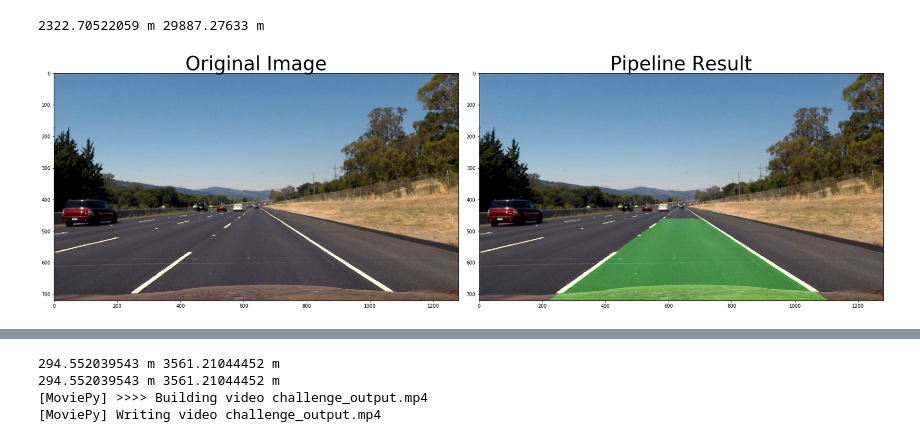
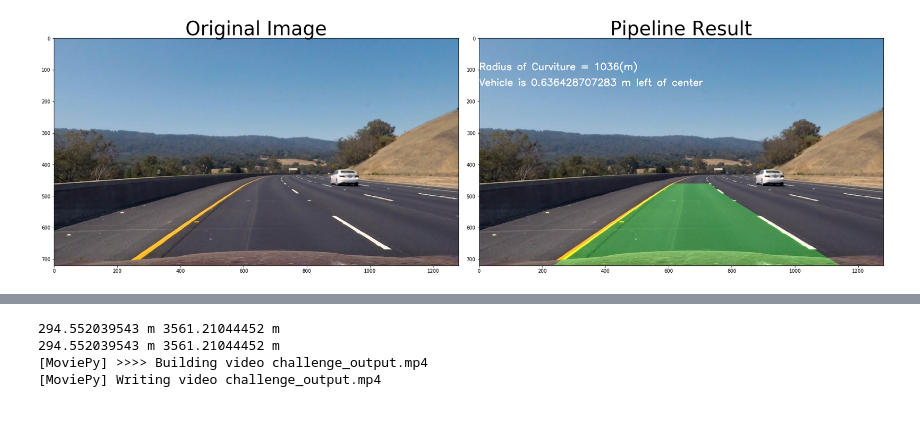
Before and after one commit to ntaherian/CarND-Advanced-Lane-Lines, a Jupyter notebook: advanced_lane_finding1.ipynb, the cells around one changed output, grey strips where cells are left out. Cells and saved outputs as stored; diff of their text form; code cells hidden in the pictures.

Commit message:
adding curvituredata to disply of each frame

```diff
--- a/advanced_lane_finding1.ipynb
+++ b/advanced_lane_finding1.ipynb
@@ -67,7 +67,7 @@ def corners_unwarp(img):
     return warped, M
 # %%
 import scipy.misc
-img = mpimg.imread('test_images/straight_lines2.jpg')
+img = mpimg.imread('test_images/test3.jpg')
 gray = cv2.cvtColor(img,cv2.COLOR_BGR2GRAY)
 ret, mtx, dist, rvecs, tvecs = cv2.calibrateCamera(objpoints, imgpoints, gray.shape[0:2], None, None)
 undist = cal_undistort(img, objpoints, imgpoints)
@@ -110,7 +110,24 @@ def color_threshold(img, s_thresh=(100, 255), sx_thresh=(50, 150)):
     combined_binary[(s_binary == 1) | (sxbinary == 1)] = 1
     return combined_binary
 
-result = color_threshold(img,s_thresh=(100, 255), sx_thresh=(50, 150))
+def select_yellow(image):
+    hsv = cv2.cvtColor(image, cv2.COLOR_RGB2HSV)
+    lower = np.array([20,60,60])
+    upper = np.array([38,174, 250])
+    mask = cv2.inRange(hsv, lower, upper)
+    return mask
+
+def select_white(image):
+    lower = np.array([202,202,202])
+    upper = np.array([255,255,255])
+    mask = cv2.inRange(image, lower, upper)
+    return mask
+
+#result = color_threshold(img,s_thresh=(100, 255), sx_thresh=(50, 150))
+result_1 = select_yellow(img)
+result_2 = select_white(img)
+color_binary = np.dstack(( np.zeros_like(result_1), result_1, result_2))
+
 
 f, (ax1, ax2) = plt.subplots(1, 2, figsize=(24, 9))
 f.tight_layout()
@@ -118,8 +135,8 @@ f.tight_layout()
 ax1.imshow(img)
 ax1.set_title('Original Image', fontsize=40)
 
-ax2.imshow(result, cmap='gray')
+ax2.imshow(color_binary,cmap='gray')
 ax2.set_title('Color Threshold', fontsize=40)
 plt.subplots_adjust(left=0., right=1, top=0.9, bottom=0.)
-scipy.misc.imsave('color_threshold.jpg', result)
+#scipy.misc.imsave('color_threshold.jpg', result)
 # %% [output]
@@ -129,13 +146,18 @@ def my_pipeline(img):
     ret, mtx, dist, rvecs, tvecs = cv2.calibrateCamera(objpoints, imgpoints, gray.shape[0:2], None, None)
     undist = cv2.undistort(img, mtx, dist, None, mtx)
     top_down, perspective_M = corners_unwarp(undist)
-    binary_warped = color_threshold(top_down, s_thresh=(100, 255), sx_thresh=(50, 150))
+    binary_warped = color_threshold(top_down, s_thresh=(50, 200), sx_thresh=(50, 250))
+    #result_1 = select_yellow(img)
+    #result_2 = select_white(img)
+    #binary_warped = np.dstack(( np.zeros_like(result_1), result_1, result_2))
+    #binary_warped = cv2.cvtColor(binary_warped, cv2.COLOR_HSV2RGB)
+    #binary_warped = cv2.cvtColor(binary_warped, cv2.COLOR_RGB2GRAY)
     # Assuming you have created a warped binary image called "binary_warped"
     # Take a histogram of the bottom half of the image
     histogram = np.sum(binary_warped[binary_warped.shape[0]//2:,:], axis=0)
     # Create an output image to draw on and  visualize the result
     out_img = np.dstack((binary_warped, binary_warped, binary_warped))*255
-    out_img = cv2.cvtColor(out_img, cv2.COLOR_HLS2RGB)
+    #out_img = cv2.cvtColor(out_img, cv2.COLOR_HLS2RGB)
     # Find the peak of the left and right halves of the histogram
     # These will be the starting point for the left and right lines
     midpoint = np.int(histogram.shape[0]/2)
@@ -230,8 +252,11 @@ def my_pipeline(img):
     left_curverad = ((1 + (2*left_fit_cr[0]*y_eval*ym_per_pix + left_fit_cr[1])**2)**1.5) / np.absolute(2*left_fit_cr[0])
     right_curverad = ((1 + (2*right_fit_cr[0]*y_eval*ym_per_pix + right_fit_cr[1])**2)**1.5) / np.absolute(2*right_fit_cr[0])
     # Now our radius of curvature is in meters
-    print(left_curverad, 'm', right_curverad, 'm')
+    #print(left_curverad, 'm', right_curverad, 'm')
 
+    camera_position = img.shape[0]/2
+    lane_center = (rightx[719] + leftx[719])/2
+    center_offset_pixels = (abs(camera_position - lane_center))/720
 
     warp_zero = np.zeros_like(binary_warped).astype(np.uint8)
     color_warp = np.dstack((warp_zero, warp_zero, warp_zero))
@@ -249,26 +274,28 @@ def my_pipeline(img):
     newwarp = cv2.warpPerspective(color_warp, inv(perspective_M), (img.shape[1], img.shape[0]))
     # Combine the result with the original image
     result = cv2.addWeighted(undist, 1, newwarp, 0.3, 0)
+    font = cv2.FONT_HERSHEY_SIMPLEX
+    cv2.putText(result,'Radius of Curviture = %d(m)'%right_curverad,(0,100), font, 1,(255,255,255),2,cv2.LINE_AA)
+    cv2.putText(result,'Vehicle is %s m left of center'%center_offset_pixels,(0,150), font, 1,(255,255,255),2,cv2.LINE_AA)
 
     return result
 # %%
-img = mpimg.imread('test_images/straight_lines2.jpg')
+img = mpimg.imread('test_images/test3.jpg')
 result = my_pipeline(img)
 
 # Plot the result
 f, (ax1, ax2) = plt.subplots(1, 2, figsize=(24, 9))
 f.tight_layout()
 
 ax1.imshow(undist)
 ax1.set_title('Original Image', fontsize=40)
 
 ax2.imshow(result)
 ax2.set_title('Pipeline Result', fontsize=40)
 plt.subplots_adjust(left=0., right=1, top=0.9, bottom=0.)
 scipy.misc.imsave('result.jpg', result)
 # %% [output]
-2322.70522059 m 29887.27633 m
-[figure, old version]
+[figure, new version]
 # %%
 import imageio
 imageio.plugins.ffmpeg.download()
```
Also changed, not shown: parts of 3 cells of this notebook.
